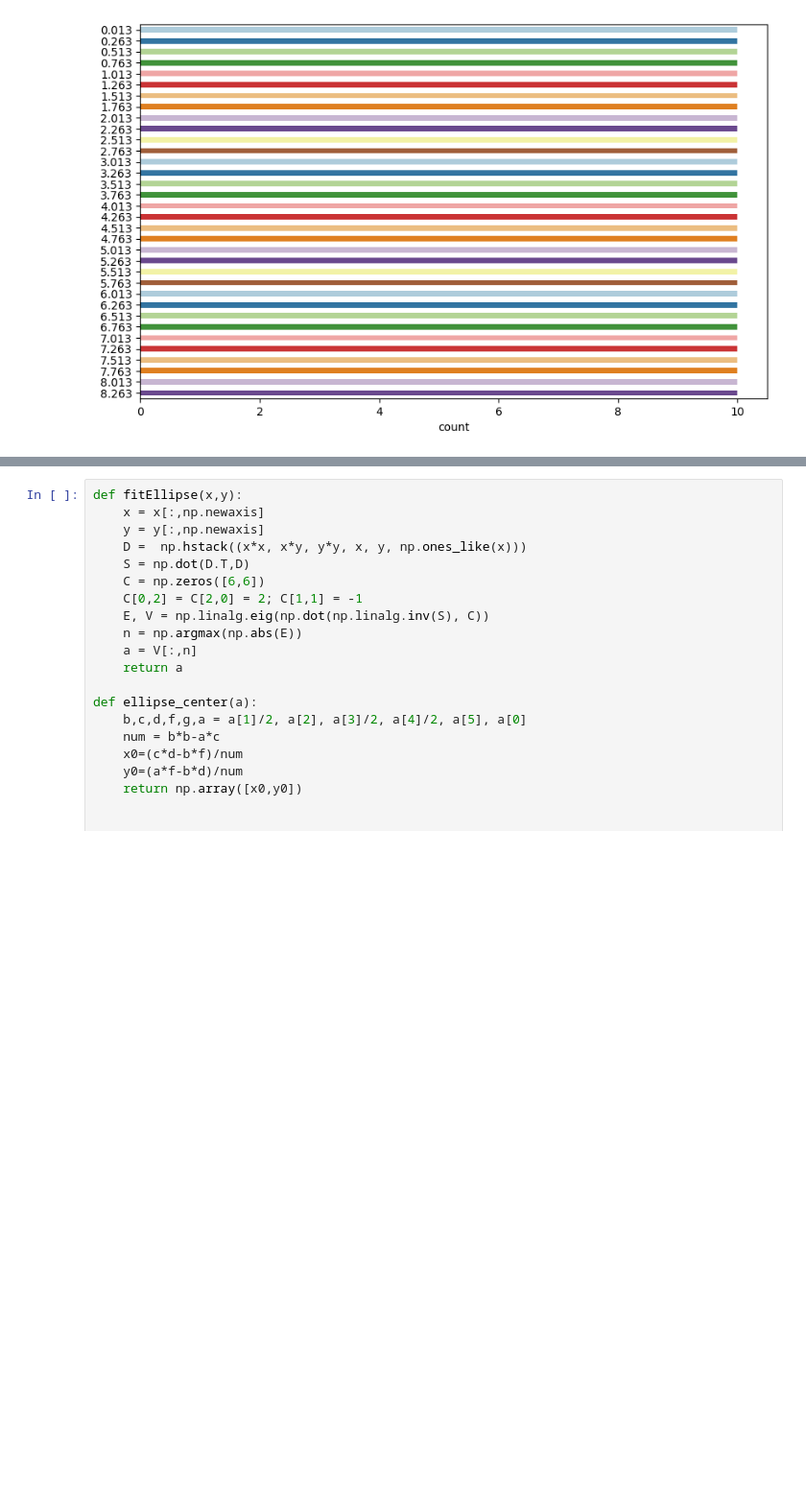
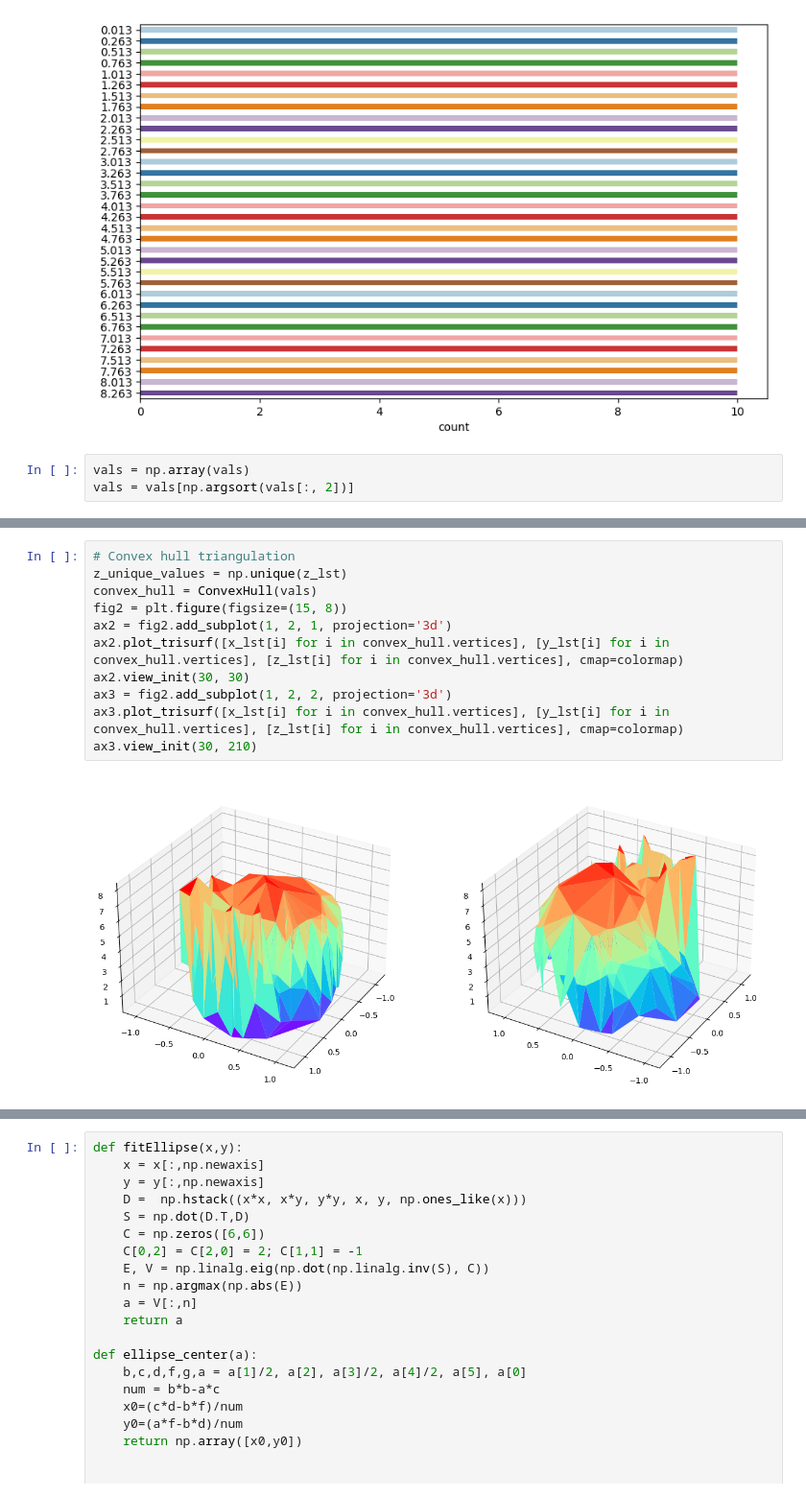
Before and after one commit to TalRos99/Surface-Prediction, a Jupyter notebook: Surface prediction.ipynb, the cells around one changed output, grey strips where cells are left out. Shown at 96% size. Drawn from its saved outputs; the diff is of its cells as text; blank space fills up the shorter version.

```diff
--- a/Surface prediction.ipynb
+++ b/Surface prediction.ipynb
@@ -70,5 +70,8 @@ sns.countplot(y=np.round(vals, 3)[:, 2], width=0.5, figure=plt.figure(figsize=(1
 # %% [output]
 <AxesSubplot: xlabel='count'>
 [figure]
+# %%
+vals = np.array(vals)
+vals = vals[np.argsort(vals[:, 2])]
 # %%
 # Default triangulation
@@ -83,3 +85,16 @@ ax3.plot_trisurf(x_lst, y_lst, z_lst, triangles=tr.simplices, cmap=colormap)
 ax3.view_init(30, 180)
 # %% [output]
 [figure]
+# %%
+# Convex hull triangulation
+z_unique_values = np.unique(z_lst)
+convex_hull = ConvexHull(vals)
+fig2 = plt.figure(figsize=(15, 8))
+ax2 = fig2.add_subplot(1, 2, 1, projection='3d')
+ax2.plot_trisurf([x_lst[i] for i in convex_hull.vertices], [y_lst[i] for i in convex_hull.vertices], [z_lst[i] for i in convex_hull.vertices], cmap=colormap)
+ax2.view_init(30, 30)
+ax3 = fig2.add_subplot(1, 2, 2, projection='3d')
+ax3.plot_trisurf([x_lst[i] for i in convex_hull.vertices], [y_lst[i] for i in convex_hull.vertices], [z_lst[i] for i in convex_hull.vertices], cmap=colormap)
+ax3.view_init(30, 210)
+# %% [output]
+[figure, added]
```
Also changed, not shown: parts of 9 cells of this notebook.
